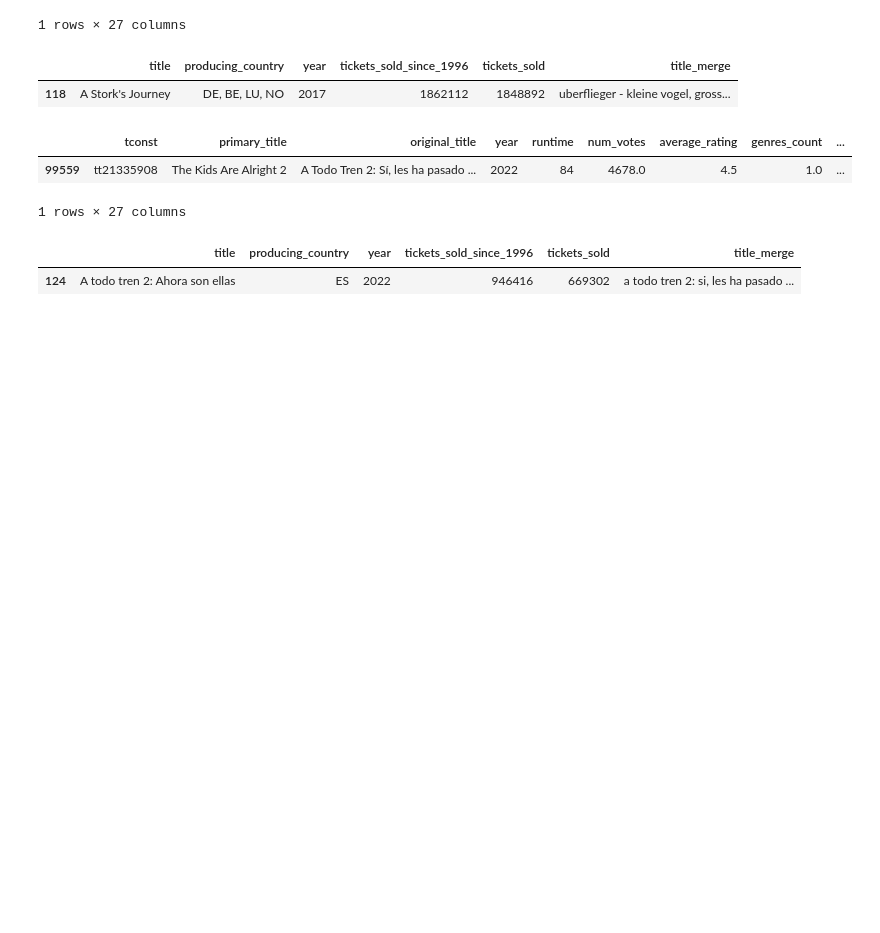
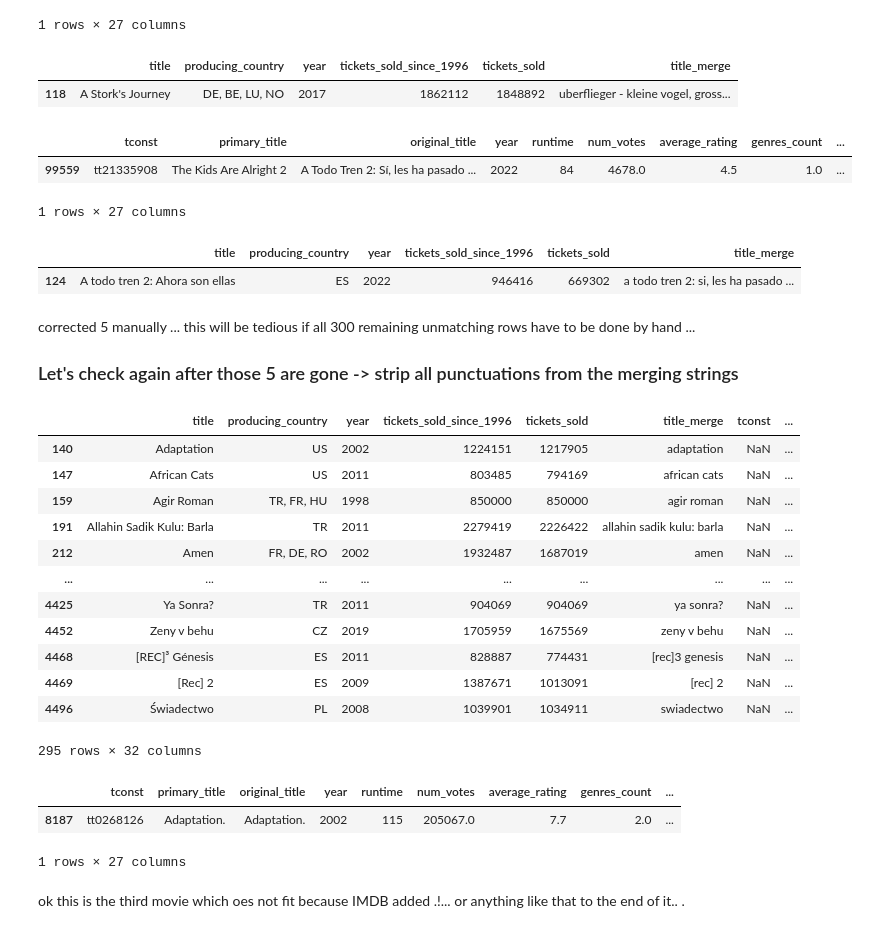
Before and after one commit to tk87-hono/data_analytics_24_4-Capstone_Movie_Group, a Jupyter notebook: Improving_merge_eu_na_IMDB.ipynb, the cells around one changed output. Saved outputs shown, nothing was run; the diff lists cells and outputs as text; code cells hidden in the pictures; blank space fills up the shorter version.

```diff
--- a/Improving_merge_eu_na_IMDB.ipynb
+++ b/Improving_merge_eu_na_IMDB.ipynb
@@ -770,3 +770,31 @@ eu_df.loc[eu_df["title_merge"].str.contains("a todo tren 2"), :]
 # %% [output]
 |  | title | producing_country | year | tickets_sold_since_1996 | tickets_sold | title_merge |
 | 124 | A todo tren 2: Ahora son ellas | ES | 2022 | 946416 | 669302 | a todo tren 2: si, les ha pasado ... |
+# %% [markdown]
+corrected 5 manually ... this will be tedious if all 300 remaining unmatching rows have to be done by hand ...
+
+### Let's check again after those 5 are gone -> strip all punctuations from the merging strings
+# %%
+eu_check_df = double_merge_func(eu_df)
+# %% [output]
+|  | title | producing_country | year | tickets_sold_since_1996 | tickets_sold | title_merge | tconst | ... |
+| 140 | Adaptation | US | 2002 | 1224151 | 1217905 | adaptation | NaN | ... |
+| 147 | African Cats | US | 2011 | 803485 | 794169 | african cats | NaN | ... |
+| 159 | Agir Roman | TR, FR, HU | 1998 | 850000 | 850000 | agir roman | NaN | ... |
+| 191 | Allahin Sadik Kulu: Barla | TR | 2011 | 2279419 | 2226422 | allahin sadik kulu: barla | NaN | ... |
+| 212 | Amen | FR, DE, RO | 2002 | 1932487 | 1687019 | amen | NaN | ... |
+| ... | ... | ... | ... | ... | ... | ... | ... | ... |
+| 4425 | Ya Sonra? | TR | 2011 | 904069 | 904069 | ya sonra? | NaN | ... |
+| 4452 | Zeny v behu | CZ | 2019 | 1705959 | 1675569 | zeny v behu | NaN | ... |
+| 4468 | [REC]³ Génesis | ES | 2011 | 828887 | 774431 | [rec]3 genesis | NaN | ... |
+| 4469 | [Rec] 2 | ES | 2009 | 1387671 | 1013091 | [rec] 2 | NaN | ... |
+| 4496 | Świadectwo | PL | 2008 | 1039901 | 1034911 | swiadectwo | NaN | ... |
+295 rows × 32 columns
+# %%
+imdb_df[imdb_df["tconst"] == "tt0268126"]
+# %% [output]
+|  | tconst | primary_title | original_title | year | runtime | num_votes | average_rating | genres_count | ... |
+| 8187 | tt0268126 | Adaptation. | Adaptation. | 2002 | 115 | 205067.0 | 7.7 | 2.0 | ... |
+1 rows × 27 columns
+# %% [markdown]
+ok this is the third movie which oes not fit because IMDB added .!... or anything like that to the end of it.. .
```
Also changed, not shown: parts of 24 cells of this notebook.
